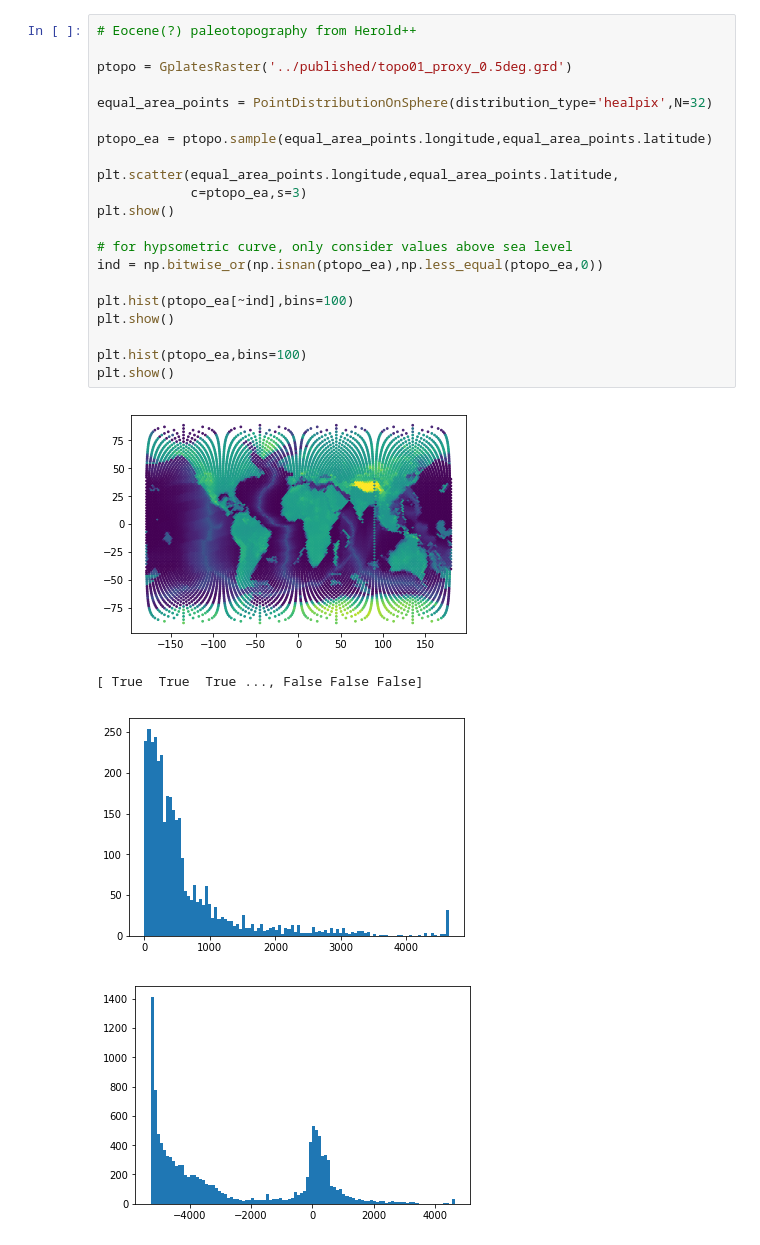
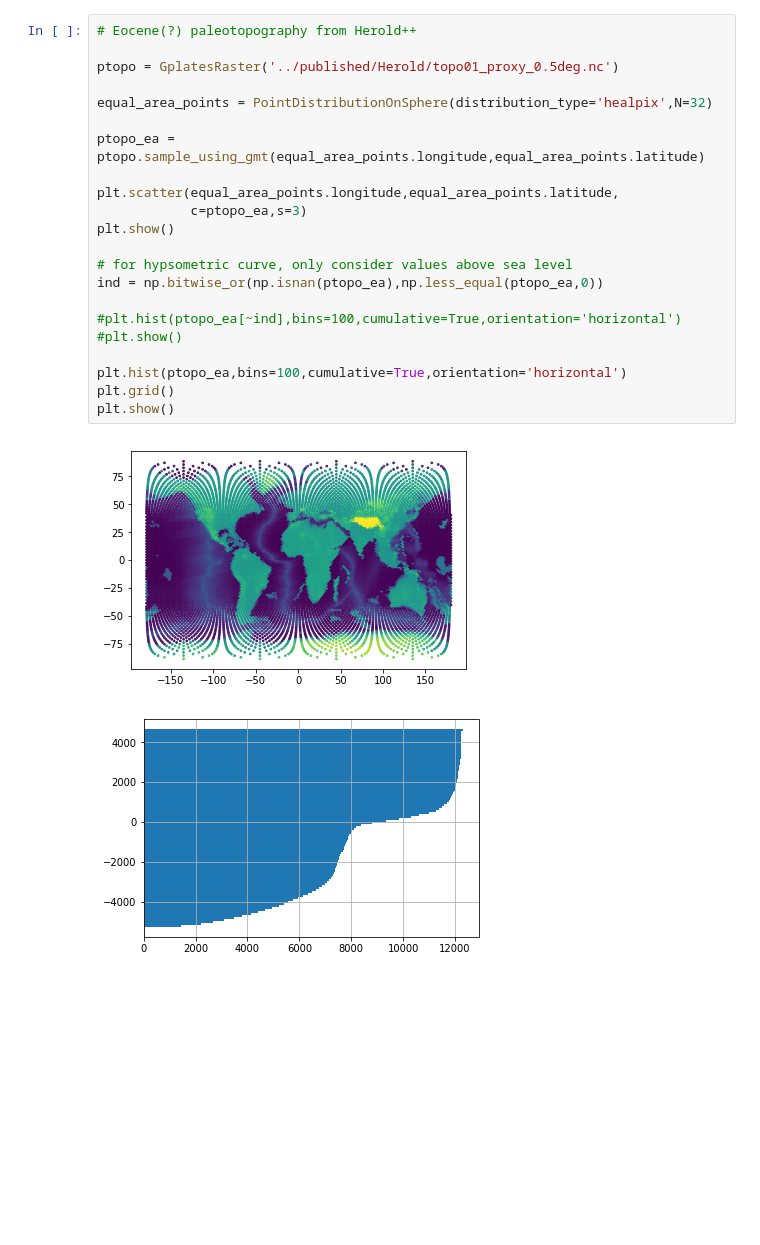
Before and after one commit to siwill22/paleotopography, a Jupyter notebook: dev/PTMIP.ipynb, the cells around one changed output. Cells and saved outputs as stored; diff of their text form; blank space fills up the shorter version.

```diff
--- a/dev/PTMIP.ipynb
+++ b/dev/PTMIP.ipynb
@@ -39,26 +42,25 @@ plt.show()
 # %%
 # Eocene(?) paleotopography from Herold++
 
-ptopo = GplatesRaster('../published/topo01_proxy_0.5deg.grd')
+ptopo = GplatesRaster('../published/Herold/topo01_proxy_0.5deg.nc')
 
 equal_area_points = PointDistributionOnSphere(distribution_type='healpix',N=32)
 
-ptopo_ea = ptopo.sample(equal_area_points.longitude,equal_area_points.latitude)
+ptopo_ea = ptopo.sample_using_gmt(equal_area_points.longitude,equal_area_points.latitude)
 
 plt.scatter(equal_area_points.longitude,equal_area_points.latitude,
             c=ptopo_ea,s=3)
 plt.show()
 
 # for hypsometric curve, only consider values above sea level
 ind = np.bitwise_or(np.isnan(ptopo_ea),np.less_equal(ptopo_ea,0))
 
-plt.hist(ptopo_ea[~ind],bins=100)
+#plt.hist(ptopo_ea[~ind],bins=100,cumulative=True,orientation='horizontal')
+#plt.show()
+
+plt.hist(ptopo_ea,bins=100,cumulative=True,orientation='horizontal')
+plt.grid()
 plt.show()
-
-plt.hist(ptopo_ea,bins=100)
-plt.show()
 # %% [output]
-[figure, old version]
+[figure, new version]
-[ True  True  True ..., False False False]
-[figure, old version]
+[figure, new version]
-[figure, removed]
```
Also changed, not shown: parts of 8 cells of this notebook, 4 other files.
